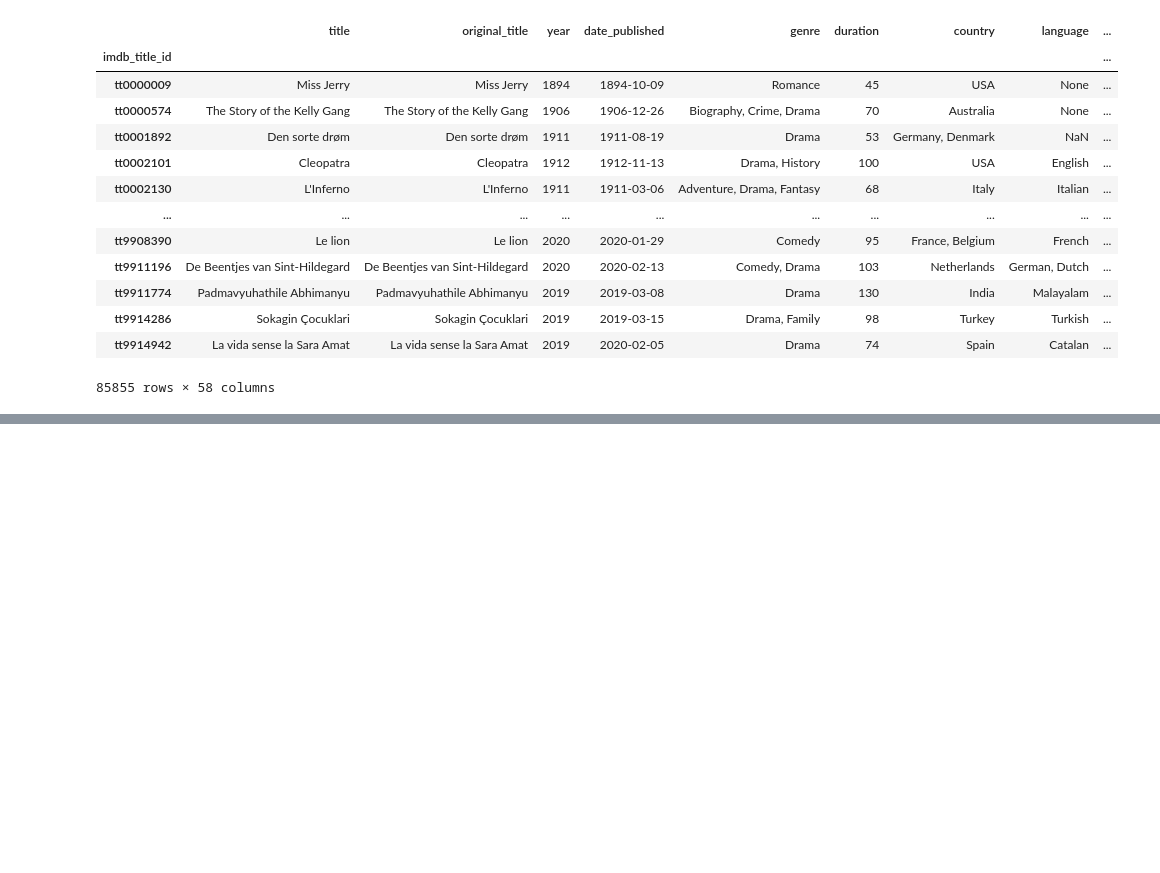
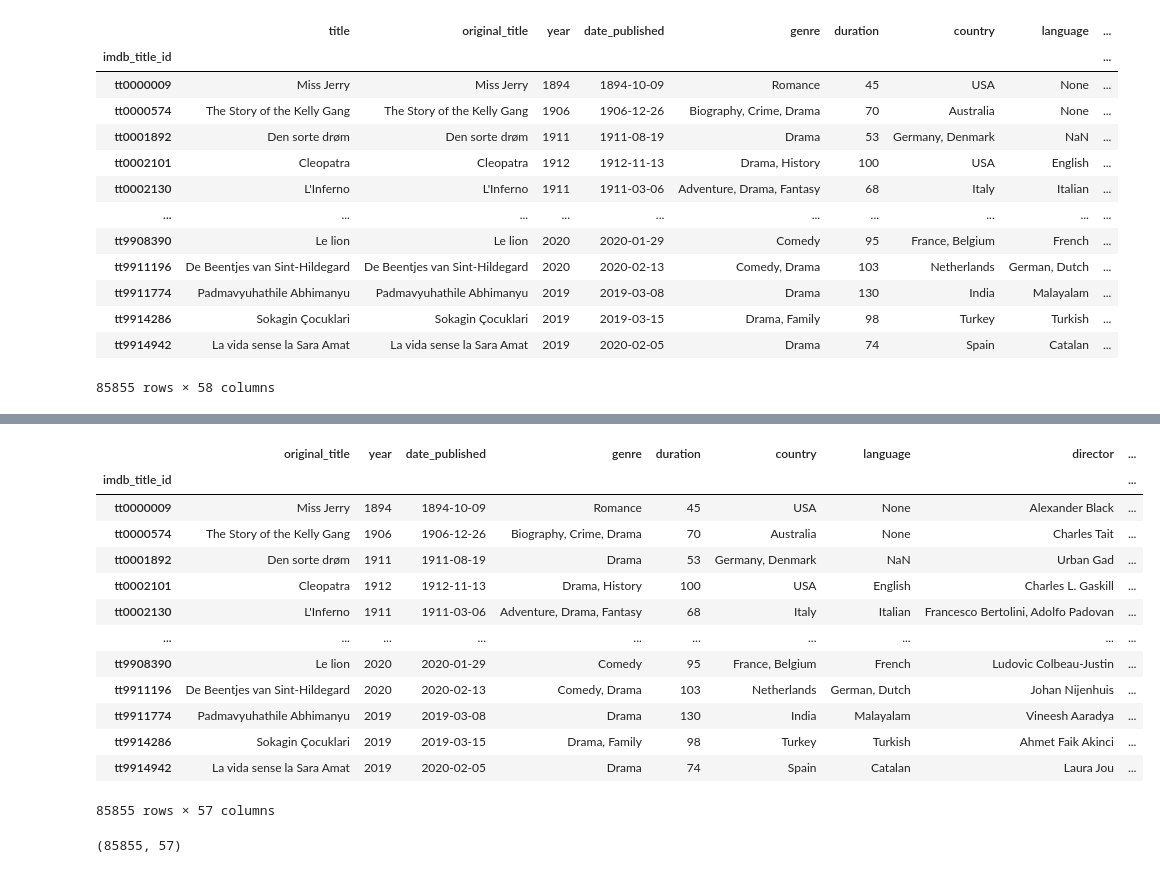
Before and after one commit to karamsondhi/IMDb_Project, a Jupyter notebook: movies.ipynb, the cells around one changed output, grey strips where cells are left out. Saved outputs shown, nothing was run; the diff lists cells and outputs as text; code cells hidden in the pictures; blank space fills up the shorter version.

```diff
--- a/movies.ipynb
+++ b/movies.ipynb
@@ -168,0 +215,23 @@ df
+# %%
+
+df
+# %% [output]
+|  | original_title | year | date_published | genre | duration | country | language | director | ... |
+| imdb_title_id |  |  |  |  |  |  |  |  | ... |
+| tt0000009 | Miss Jerry | 1894 | 1894-10-09 | Romance | 45 | USA | None | Alexander Black | ... |
+| tt0000574 | The Story of the Kelly Gang | 1906 | 1906-12-26 | Biography, Crime, Drama | 70 | Australia | None | Charles Tait | ... |
+| tt0001892 | Den sorte drøm | 1911 | 1911-08-19 | Drama | 53 | Germany, Denmark | NaN | Urban Gad | ... |
+| tt0002101 | Cleopatra | 1912 | 1912-11-13 | Drama, History | 100 | USA | English | Charles L. Gaskill | ... |
+| tt0002130 | L'Inferno | 1911 | 1911-03-06 | Adventure, Drama, Fantasy | 68 | Italy | Italian | Francesco Bertolini, Adolfo Padovan | ... |
+| ... | ... | ... | ... | ... | ... | ... | ... | ... | ... |
+| tt9908390 | Le lion | 2020 | 2020-01-29 | Comedy | 95 | France, Belgium | French | Ludovic Colbeau-Justin | ... |
+| tt9911196 | De Beentjes van Sint-Hildegard | 2020 | 2020-02-13 | Comedy, Drama | 103 | Netherlands | German, Dutch | Johan Nijenhuis | ... |
+| tt9911774 | Padmavyuhathile Abhimanyu | 2019 | 2019-03-08 | Drama | 130 | India | Malayalam | Vineesh Aaradya | ... |
+| tt9914286 | Sokagin Çocuklari | 2019 | 2019-03-15 | Drama, Family | 98 | Turkey | Turkish | Ahmet Faik Akinci | ... |
+| tt9914942 | La vida sense la Sara Amat | 2019 | 2020-02-05 | Drama | 74 | Spain | Catalan | Laura Jou | ... |
+85855 rows × 57 columns
+# %%
+df.fillna(value = 0, axis = 1, inplace = True)
+df.shape
+# %% [output]
+(85855, 57)
```
Also changed, not shown: parts of 6 cells of this notebook.
